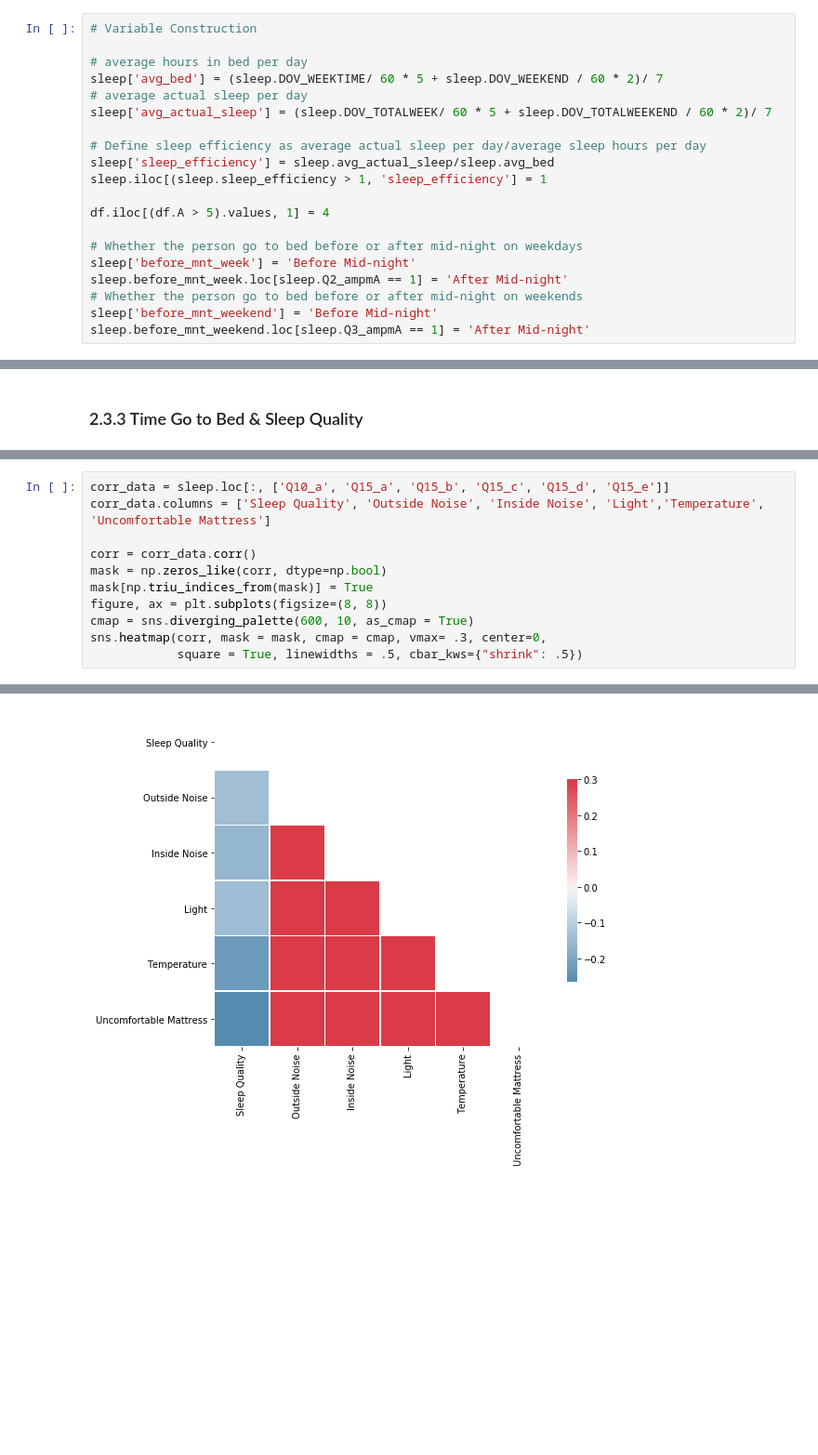
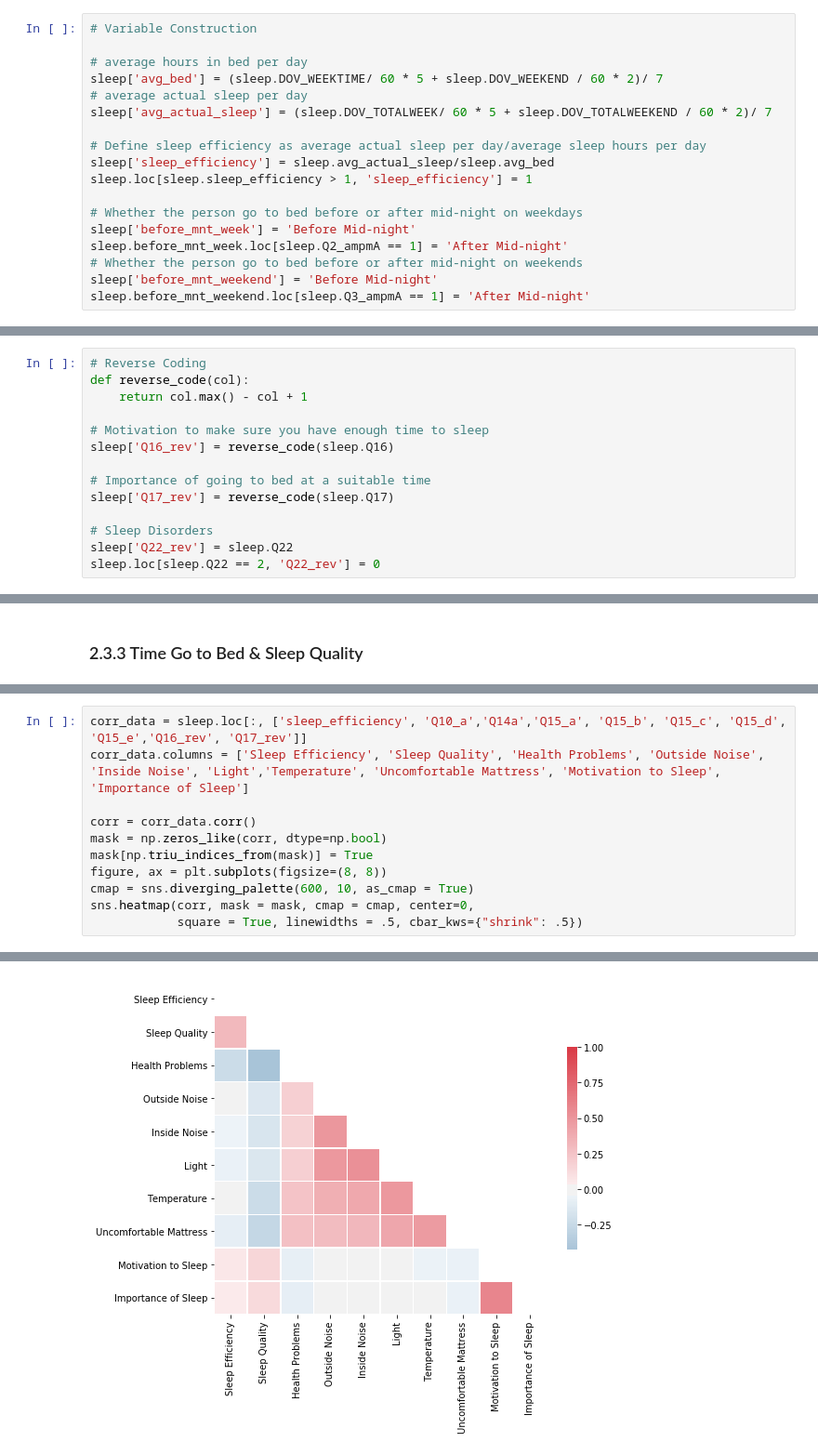
Before and after one commit to zhangxingruo/2019-fa-stats131-group2, a Jupyter notebook: STATS131_Friends_Final_Project.ipynb, the cells around one changed output, grey strips where cells are left out. Shown at 93% size. Drawn from its saved outputs; the diff is of its cells as text; blank space fills up the shorter version.

```diff
--- a/STATS131_Friends_Final_Project.ipynb
+++ b/STATS131_Friends_Final_Project.ipynb
@@ -29,9 +29,7 @@ sleep['avg_actual_sleep'] = (sleep.DOV_TOTALWEEK/ 60 * 5 + sleep.DOV_TOTALWEEKEN
 
 # Define sleep efficiency as average actual sleep per day/average sleep hours per day
 sleep['sleep_efficiency'] = sleep.avg_actual_sleep/sleep.avg_bed
-sleep.iloc[(sleep.sleep_efficiency > 1, 'sleep_efficiency'] = 1
-
-df.iloc[(df.A > 5).values, 1] = 4
+sleep.loc[sleep.sleep_efficiency > 1, 'sleep_efficiency'] = 1
 
 # Whether the person go to bed before or after mid-night on weekdays
 sleep['before_mnt_week'] = 'Before Mid-night'
@@ -57,3 +45,17 @@ sleep.head()
+# %%
+# Reverse Coding
+def reverse_code(col):
+    return col.max() - col + 1
+
+# Motivation to make sure you have enough time to sleep
+sleep['Q16_rev'] = reverse_code(sleep.Q16)
+
+# Importance of going to bed at a suitable time
+sleep['Q17_rev'] = reverse_code(sleep.Q17)
+
+# Sleep Disorders
+sleep['Q22_rev'] = sleep.Q22
+sleep.loc[sleep.Q22 == 2, 'Q22_rev'] = 0
 # %% [markdown]
 ## 2.2 Individual Variables
 # %% [markdown]
@@ -177,17 +199,17 @@ plt.show()
 # %%
-corr_data = sleep.loc[:, ['Q10_a', 'Q15_a', 'Q15_b', 'Q15_c', 'Q15_d', 'Q15_e']]
-corr_data.columns = ['Sleep Quality', 'Outside Noise', 'Inside Noise', 'Light','Temperature', 'Uncomfortable Mattress']
+corr_data = sleep.loc[:, ['sleep_efficiency', 'Q10_a','Q14a','Q15_a', 'Q15_b', 'Q15_c', 'Q15_d', 'Q15_e','Q16_rev', 'Q17_rev']]
+corr_data.columns = ['Sleep Efficiency', 'Sleep Quality', 'Health Problems', 'Outside Noise', 'Inside Noise', 'Light','Temperature', 'Uncomfortable Mattress', 'Motivation to Sleep', 'Importance of Sleep']
 
 corr = corr_data.corr()
 mask = np.zeros_like(corr, dtype=np.bool)
 mask[np.triu_indices_from(mask)] = True
 figure, ax = plt.subplots(figsize=(8, 8))
 cmap = sns.diverging_palette(600, 10, as_cmap = True)
-sns.heatmap(corr, mask = mask, cmap = cmap, vmax= .3, center=0,
+sns.heatmap(corr, mask = mask, cmap = cmap, center=0,
             square = True, linewidths = .5, cbar_kws={"shrink": .5})
 # %% [output]
 <matplotlib.axes._subplots.AxesSubplot at 0x...>
-[figure, old version]
+[figure, new version]
 # %%
 # Number of people with sleeping efficiency < 0.8
 sleep.loc[sleep.sleep_efficiency < 0.8].shape
```
Also changed, not shown: parts of 6 cells of this notebook.
